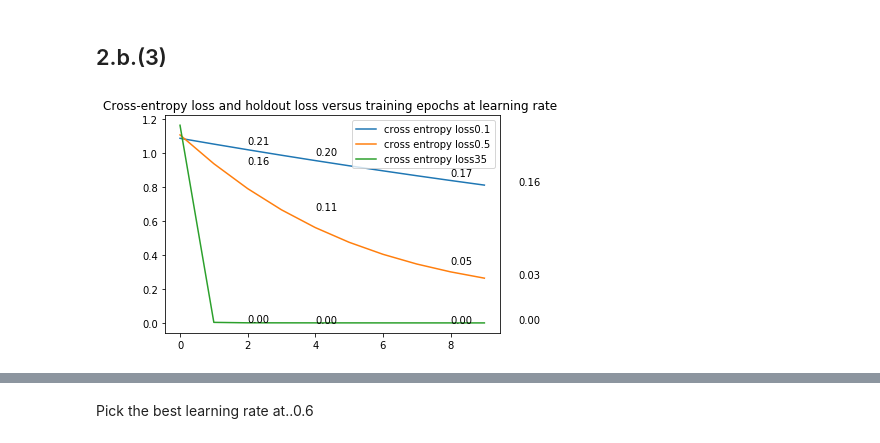
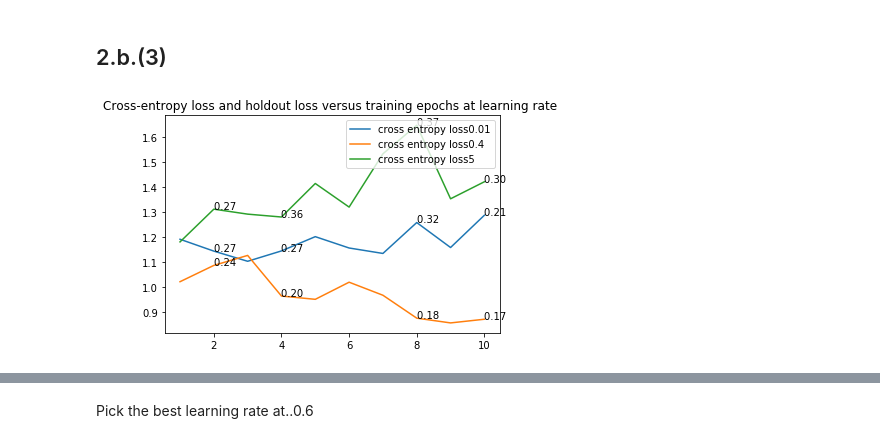
Before and after one commit to zyp5511/CSE253, a Jupyter notebook: hw1_2_1.ipynb, the cells around one changed output, grey strips where cells are left out. Drawn from its saved outputs; the diff is of its cells as text; code cells hidden in the pictures.

```diff
--- a/hw1_2_1.ipynb
+++ b/hw1_2_1.ipynb
@@ -18,7 +18,7 @@ from os import listdir
 from PIL import Image
 import numpy as np
 from scipy import linalg as la
-
+import matplotlib.pyplot as plt
 # The relative path to your CAFE-Gamma dataset
 data_dir = "./CAFE/"
 
@@ -37,6 +37,14 @@ def shuffle_n_generate_data(train, target):
     shuffle(ind_list)
     shuffle(ind_list)
     train_new  = train[ind_list,:,:]
+    target_new = target[ind_list]
+    return train_new, target_new
+
+def shuffle_batch(train, target):
+    length = len(train)
+    ind_list = [i for i in range(length)]
+    shuffle(ind_list)
+    train_new  = train[ind_list,:]
     target_new = target[ind_list]
     return train_new, target_new
 
@@ -85,7 +93,7 @@ def data_parse(images, labels):
                 target.append(4)
             elif labels[i].find('_d') !=-1:
                 target.append(5)
-    return train, target
+    return np.array(train), np.array(target)
 # %%
 ###### TODO  DEVIDE Eigen VEctore to EigenCVALUE
 
@@ -394,7 +442,7 @@ Average of test accuracy is 90.0%(0.20) at learning rate 14
 ce_loss_lr = []
 val_loss_lr = []
 std_lr=[]
-lrlist = [0.1,0.5,35]
+lrlist = [0.01,0.4,5]
 for lr in lrlist:
     sad_vector = get_sad(images_raw, labels_raw)
     sad =np.array(sad_vector,'float64')
@@ -408,16 +456,9 @@ for lr in lrlist:
     test_results = []
     for i in range (10):
         [image_logistic_s,label_logistic_s] = shuffle_n_generate_data(image_logistic, label_logistic)
-
-        division = int(0.8*len(image_logistic_s))
-        division_2 = int(0.9*len(image_logistic_s))
-        # split data into 80% train data, 10% holdout and 10% test data
-        train_logistic  = image_logistic_s[:division,:,:]
-        train_label_logistic = label_logistic_s[:division]
-        holdout_logistic = image_logistic_s[division:division_2,:,:]
-        holdout_label_logistic = label_logistic_s[division:division_2]
-        test_logistic  = image_logistic_s[division_2:,:,:]
-        test_label_logistic = label_logistic_s [division_2:]
+        [train_logistic,train_label_logistic,holdout_logistic,\
+        holdout_label_logistic,test_logistic,test_label_logistic]=\
+        ramdom_pick(image_logistic_s, label_logistic_s)
         # perform pca on trainning data to rescale it
         [features_pca,evect,evals,train_mean,train_std] =\
             PCA(np.reshape(train_logistic,[len(train_logistic),-1]), dims_rescaled_data=15)
@@ -434,38 +475,39 @@ for lr in lrlist:
         # predict the test result and evaluate the prediction USING BEST WEIGHT
         test_prediction = sigmoid(np.dot(test_logistic_pca,best_weight))
         # record cross entropy loss, holdout loss and test accuracy over each run
         loss_train.append(ce_loss)
         loss_val.append(holdout_loss)
         test_accuracy.append(accuracy(test_label_logistic,test_prediction))
         test_results.append(test_prediction)
 
     loss_avg = np.array(loss_train).mean(axis=0)
     std_avg = np.array(loss_train).std(axis=0)
 #    print('When learning rate is ' + str(lr))
 #    print('Average of cross entropy loss is ')
 #    print(loss_avg)
 #    print('Validation loss is ')
 #    print(loss_val)
 #    print('Average of test accuracy is ')
 #    print(np.array(test_accuracy).mean())
 
     ce_loss_lr.append(loss_avg)
     std_lr.append(std_avg)
     val_loss_lr.append(np.array(loss_val).mean(axis=0))
 ce_loss_lr = np.array(ce_loss_lr)
 std_lr = np.array(std_lr)
 epoch = list(range(10))
+epoch = [x+1 for x in epoch]
 for i in range(len(lrlist)):
     plt.plot(epoch, ce_loss_lr[i], label = 'cross entropy loss'+str(lrlist[i]))
     plt.title('Cross-entropy loss and holdout loss versus training epochs at learning rate ')
-    plt.text(2,ce_loss_lr[i,1], '%.2f'%std_lr[i,1])
-    plt.text(4,ce_loss_lr[i,3], '%.2f'%std_lr[i,3])
-    plt.text(8,ce_loss_lr[i,7], '%.2f'%std_lr[i,7])
-    plt.text(10,ce_loss_lr[i,9], '%.2f'%std_lr[i,9])
+    plt.text(2,ce_loss_lr[i,1], '%.2f '%std_lr[i,1])
+    plt.text(4,ce_loss_lr[i,3], '%.2f '%std_lr[i,3])
+    plt.text(8,ce_loss_lr[i,7], '%.2f '%std_lr[i,7])
+    plt.text(10,ce_loss_lr[i,9], '%.2f '%std_lr[i,9])
     plt.legend(bbox_to_anchor=(1, 1), loc='upper right', ncol=1)
 plt.show()
 # %% [output]
-[figure, old version]
+[figure, new version]
 # %%
 for i in range(3):
     epoch = list(range(10))
```
Also changed, not shown: parts of 14 cells of this notebook.
